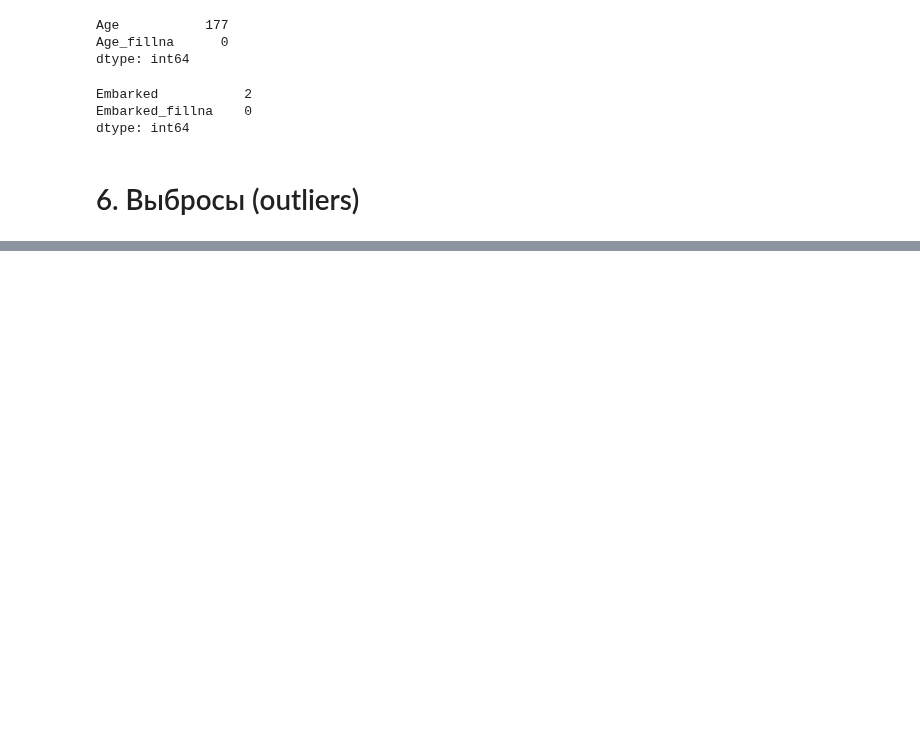
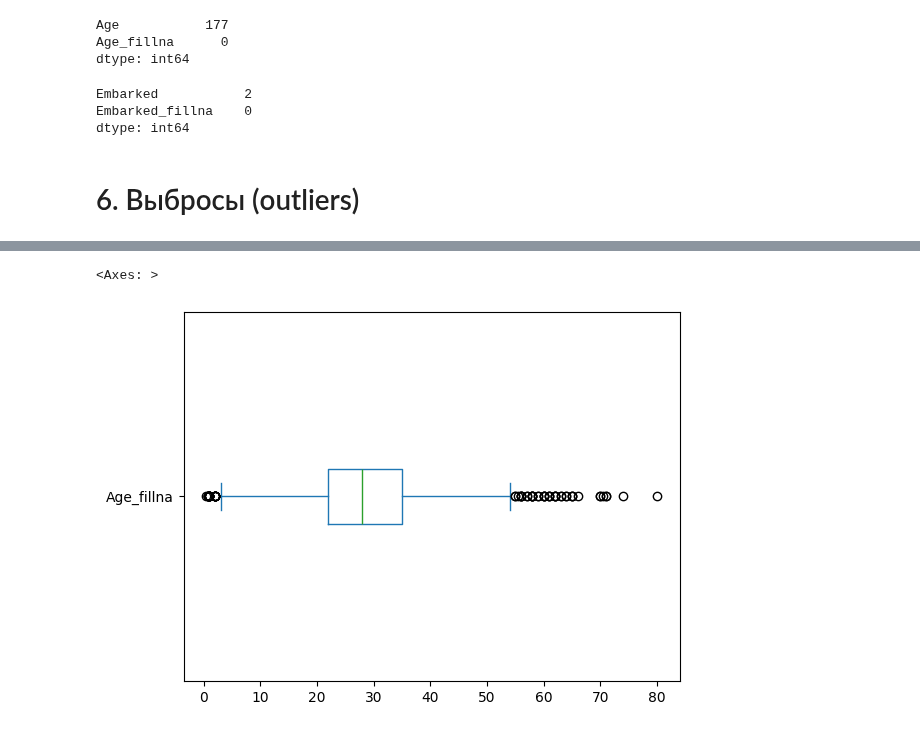
Before and after one commit to ksumarshmallow/Data-Analysis-Media-24, a Jupyter notebook: Seminars/Sem5/Sem5.ipynb, the cells around one changed output, grey strips where cells are left out. Saved outputs shown, nothing was run; the diff lists cells and outputs as text; code cells hidden in the pictures; blank space fills up the shorter version.

```diff
--- a/Seminars/Sem5/Sem5.ipynb
+++ b/Seminars/Sem5/Sem5.ipynb
@@ -592,0 +742,5 @@ dtype: int64
+# %%
+df['Age_fillna'].plot(kind='box', vert=False)
+# %% [output]
+<Axes: >
+[figure, added]
```
Also changed, not shown: parts of 28 cells of this notebook.
